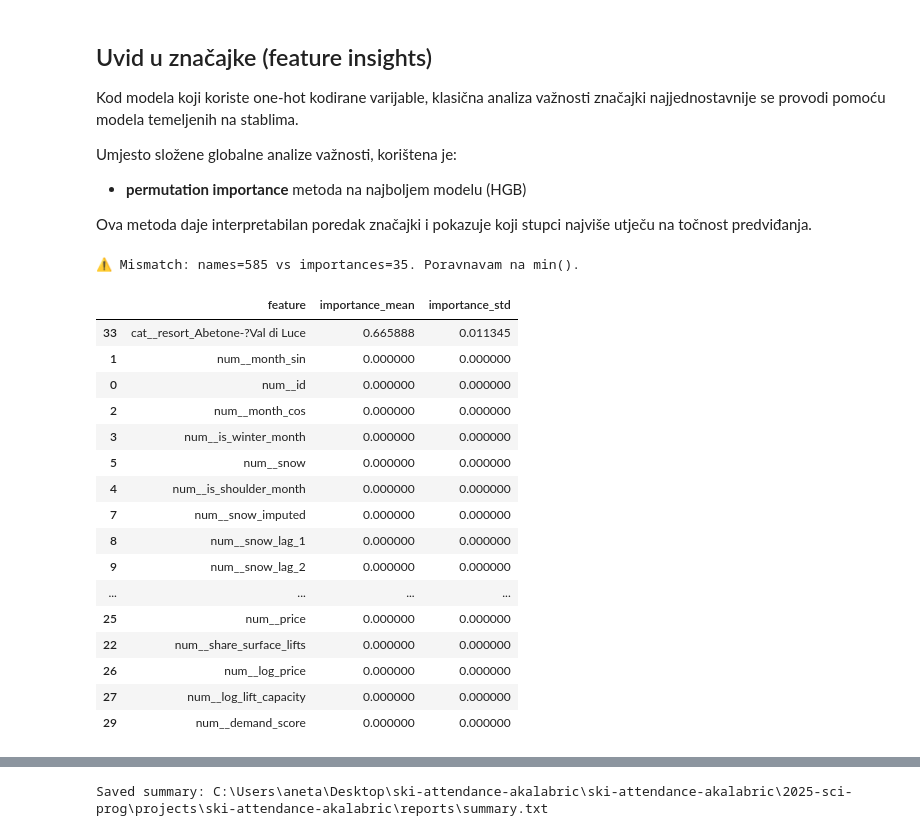
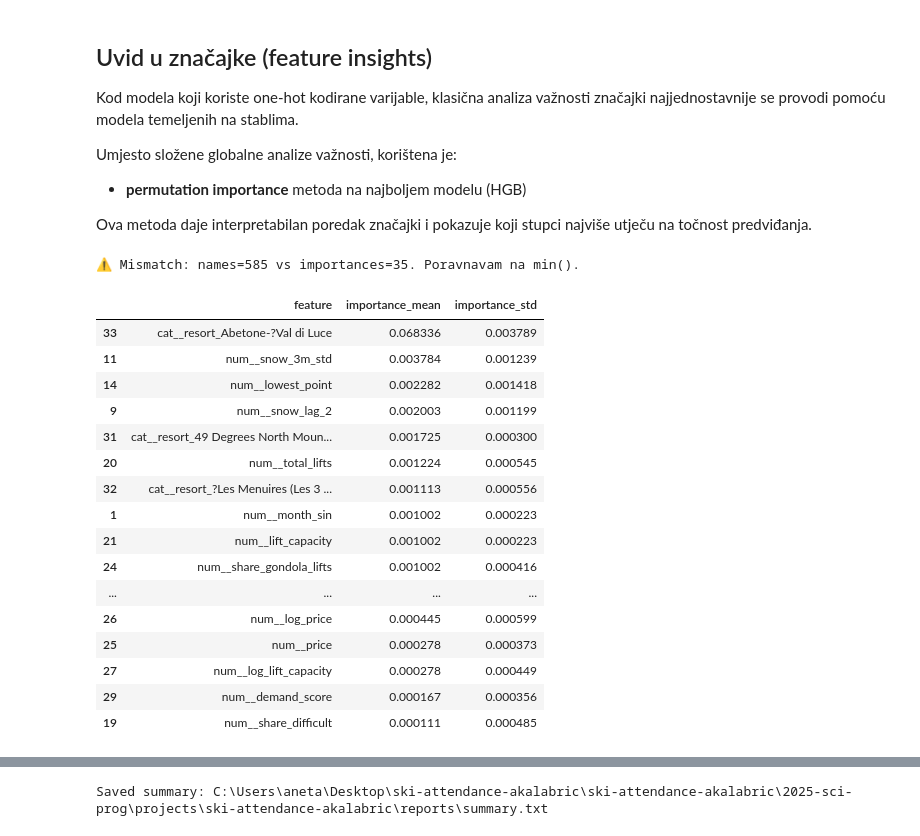
Before and after one commit to ak110701/2025-sci-prog, a Jupyter notebook: projects/ski-attendance-akalabric/notebooks/05_final_report-checkpoint.ipynb, the cells around one changed output, grey strips where cells are left out. Drawn from its saved outputs; the diff is of its cells as text; code cells hidden in the pictures.

```diff
--- a/projects/ski-attendance-akalabric/notebooks/05_final_report-checkpoint.ipynb
+++ b/projects/ski-attendance-akalabric/notebooks/05_final_report-checkpoint.ipynb
@@ -227,3 +218,11 @@ _ = evaluate(baseline, X_test, y_test, title="Baseline (Most Frequent)")
    macro avg       0.11      0.33      0.17      1797
 weighted avg       0.11      0.33      0.17      1797
 [figure]
+# %%
+logreg = Pipeline(steps=[
+    ("prep", preprocess),
+    ("model", LogisticRegression(max_iter=2000))
+])
+
+logreg.fit(X_train, y_train)
+_ = evaluate(logreg, X_test, y_test, title="Logistic Regression")
@@ -229,0 +241,13 @@ weighted avg       0.11      0.33      0.17      1797
+# %%
+rf = Pipeline(steps=[
+    ("prep", preprocess),
+    ("model", RandomForestClassifier(
+        n_estimators=400,
+        random_state=42,
+        class_weight="balanced",
+        n_jobs=-1
+    ))
+])
+
+rf.fit(X_train, y_train)
+_ = evaluate(rf, X_test, y_test, title="Random Forest")
@@ -292,7 +301,7 @@ from sklearn.inspection import permutation_importance
 import pandas as pd
 import numpy as np
 
-best_model = hgb  # tvoj pipeline (prep + model)
+best_model = rf  # tvoj pipeline (prep + model)
 
 result = permutation_importance(
     best_model,
@@ -310,49 +319,49 @@ prep = best_model.named_steps["prep"]
 n_imp = result.importances_mean.shape[0]
 
 # 2) probaj dohvatit imena
 try:
     feature_names = prep.get_feature_names_out()
     feature_names = np.asarray(feature_names)
 except Exception:
     feature_names = np.asarray([f"feature_{i}" for i in range(n_imp)])
 
 # 3) ako se duljine ne poklapaju, poravnaj
 if len(feature_names) != n_imp:
     print(f"⚠️ Mismatch: names={len(feature_names)} vs importances={n_imp}. Poravnavam na min().")
     m = min(len(feature_names), n_imp)
     feature_names = feature_names[:m]
     import_mean = result.importances_mean[:m]
     import_std  = result.importances_std[:m]
 else:
     import_mean = result.importances_mean
     import_std  = result.importances_std
 
 imp = pd.DataFrame({
     "feature": feature_names,
     "importance_mean": import_mean,
     "importance_std": import_std,
 }).sort_values("importance_mean", ascending=False)
 
 display(imp.head(30))
 # %% [output]
 ⚠️ Mismatch: names=585 vs importances=35. Poravnavam na min().
 |  | feature | importance_mean | importance_std |
-| 33 | cat__resort_Abetone-?Val di Luce | 0.665888 | 0.011345 |
-| 1 | num__month_sin | 0.000000 | 0.000000 |
-| 0 | num__id | 0.000000 | 0.000000 |
-| 2 | num__month_cos | 0.000000 | 0.000000 |
-| 3 | num__is_winter_month | 0.000000 | 0.000000 |
-| 5 | num__snow | 0.000000 | 0.000000 |
-| 4 | num__is_shoulder_month | 0.000000 | 0.000000 |
-| 7 | num__snow_imputed | 0.000000 | 0.000000 |
-| 8 | num__snow_lag_1 | 0.000000 | 0.000000 |
-| 9 | num__snow_lag_2 | 0.000000 | 0.000000 |
+| 33 | cat__resort_Abetone-?Val di Luce | 0.068336 | 0.003789 |
+| 11 | num__snow_3m_std | 0.003784 | 0.001239 |
+| 14 | num__lowest_point | 0.002282 | 0.001418 |
+| 9 | num__snow_lag_2 | 0.002003 | 0.001199 |
+| 31 | cat__resort_49 Degrees North Moun... | 0.001725 | 0.000300 |
+| 20 | num__total_lifts | 0.001224 | 0.000545 |
+| 32 | cat__resort_?Les Menuires (Les 3 ... | 0.001113 | 0.000556 |
+| 1 | num__month_sin | 0.001002 | 0.000223 |
+| 21 | num__lift_capacity | 0.001002 | 0.000223 |
+| 24 | num__share_gondola_lifts | 0.001002 | 0.000416 |
 | ... | ... | ... | ... |
-| 25 | num__price | 0.000000 | 0.000000 |
-| 22 | num__share_surface_lifts | 0.000000 | 0.000000 |
-| 26 | num__log_price | 0.000000 | 0.000000 |
-| 27 | num__log_lift_capacity | 0.000000 | 0.000000 |
-| 29 | num__demand_score | 0.000000 | 0.000000 |
+| 26 | num__log_price | 0.000445 | 0.000599 |
+| 25 | num__price | 0.000278 | 0.000373 |
+| 27 | num__log_lift_capacity | 0.000278 | 0.000449 |
+| 29 | num__demand_score | 0.000167 | 0.000356 |
+| 19 | num__share_difficult | 0.000111 | 0.000485 |
 # %% [markdown]
 ## Zaključak
 
```
Also changed, not shown: parts of 6 cells of this notebook, 6 other files.
